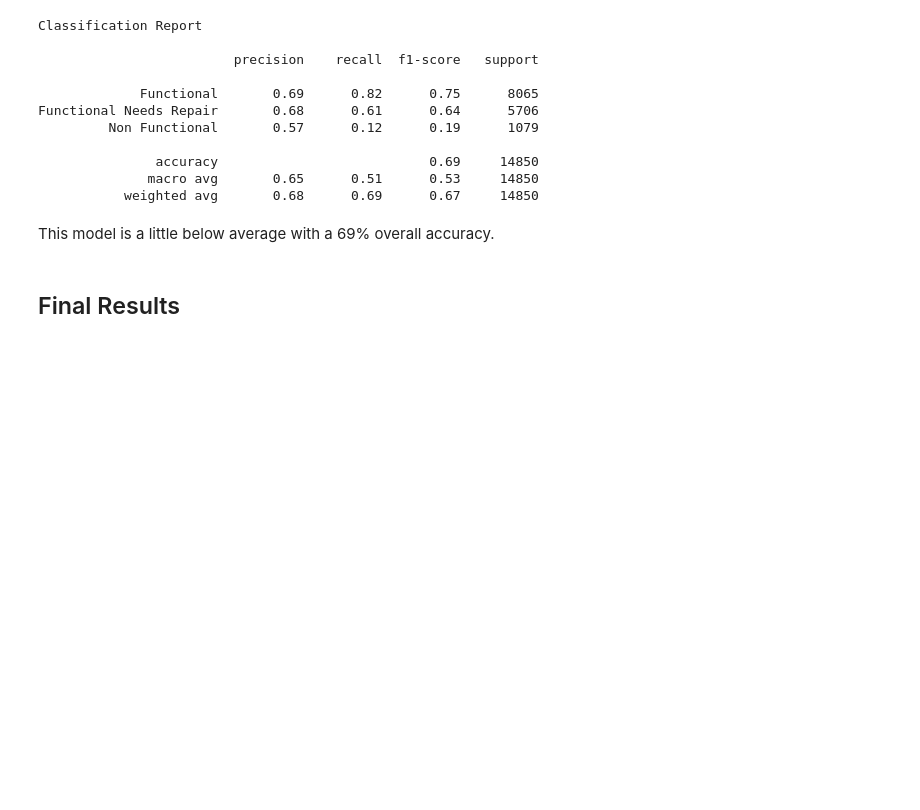
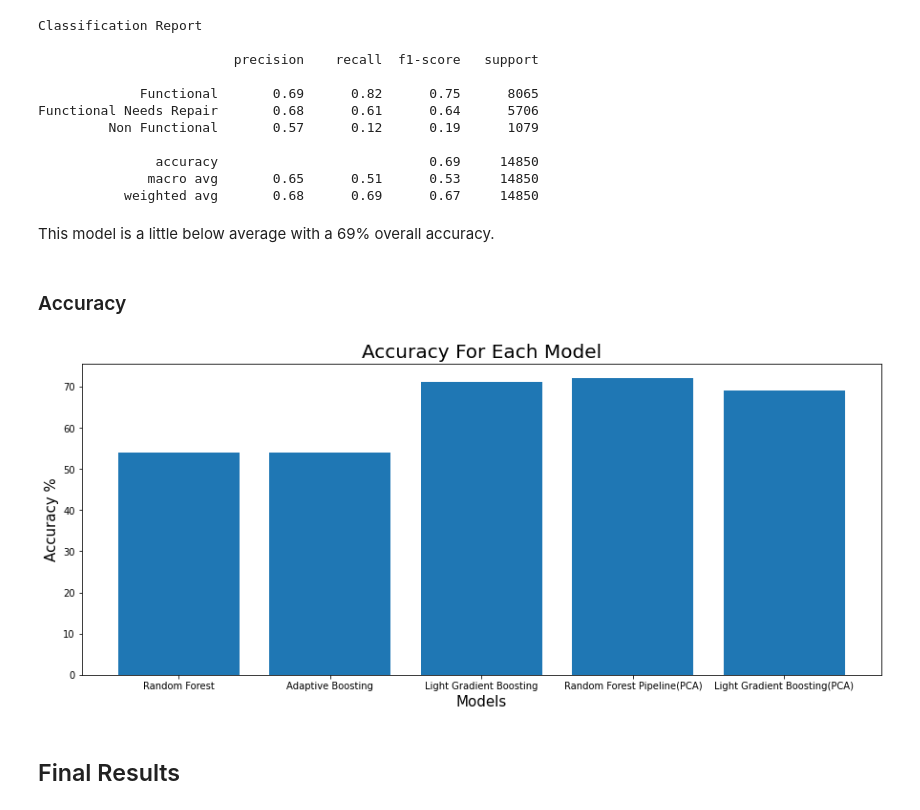
Before and after one commit to Savvy-Slowley/Pump-it-Up-Data-Mining-the-Water-Table-, a Jupyter notebook: Tanzania_Pump_Prediction_(Project).ipynb, the cells around one changed output. Cells and saved outputs as stored; diff of their text form; code cells hidden in the pictures; blank space fills up the shorter version.

```diff
--- a/Tanzania_Pump_Prediction_(Project).ipynb
+++ b/Tanzania_Pump_Prediction_(Project).ipynb
@@ -685,6 +685,21 @@ Functional Needs Repair       0.68      0.61      0.64      5706
            weighted avg       0.68      0.69      0.67     14850
 # %% [markdown]
 This model is a little below average with a 69% overall accuracy.
+# %% [markdown]
+### Accuracy
+# %%
+plt.figure(figsize=(15,6))
+accuracy_name = ['Random Forest','Adaptive Boosting','Light Gradient Boosting','Random Forest Pipeline(PCA)','Light Gradient Boosting(PCA)']
+accuracy_num = [54,54,71,72,69]
+
+plt.bar(accuracy_x_axis , accuracy_num, label = 'Accuracy')
+
+plt.xticks(accuracy_x_axis, accuracy_name);
+plt.xlabel("Models", fontsize = 15);
+plt.ylabel("Accuracy %",fontsize = 15);
+plt.title("Accuracy For Each Model", fontsize = 20);
+# %% [output]
+[figure, added]
 # %% [markdown]
 ## Final Results
 # %% [markdown]
```
Also changed, not shown: parts of 1 cell of this notebook.
